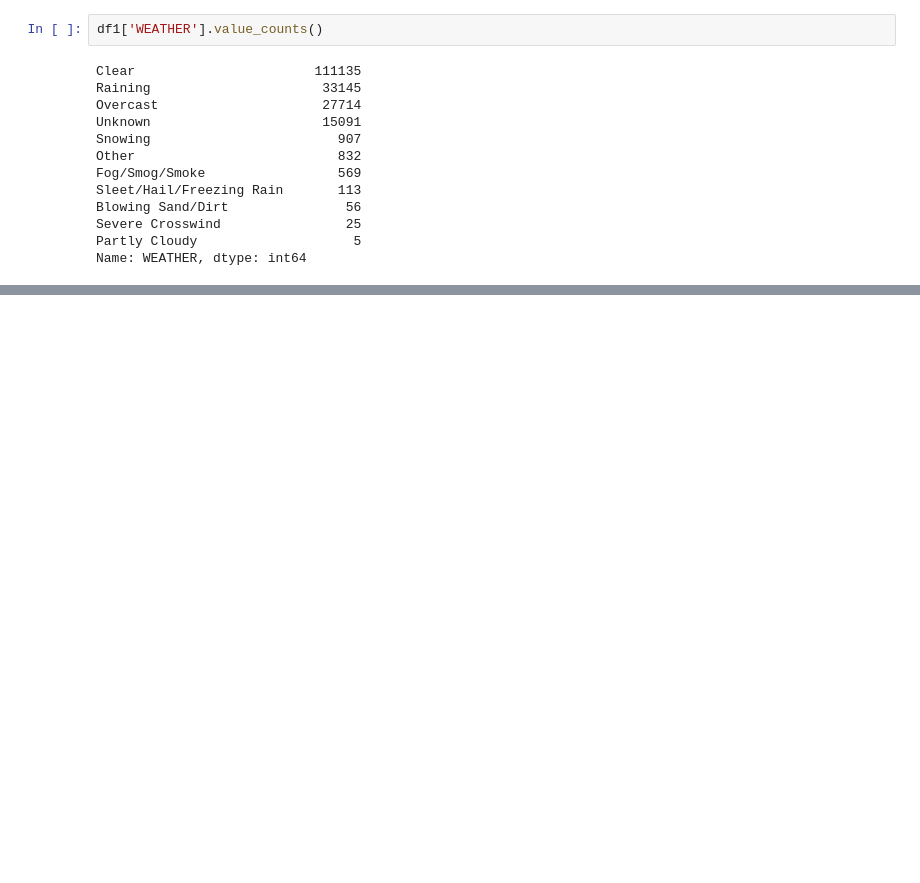
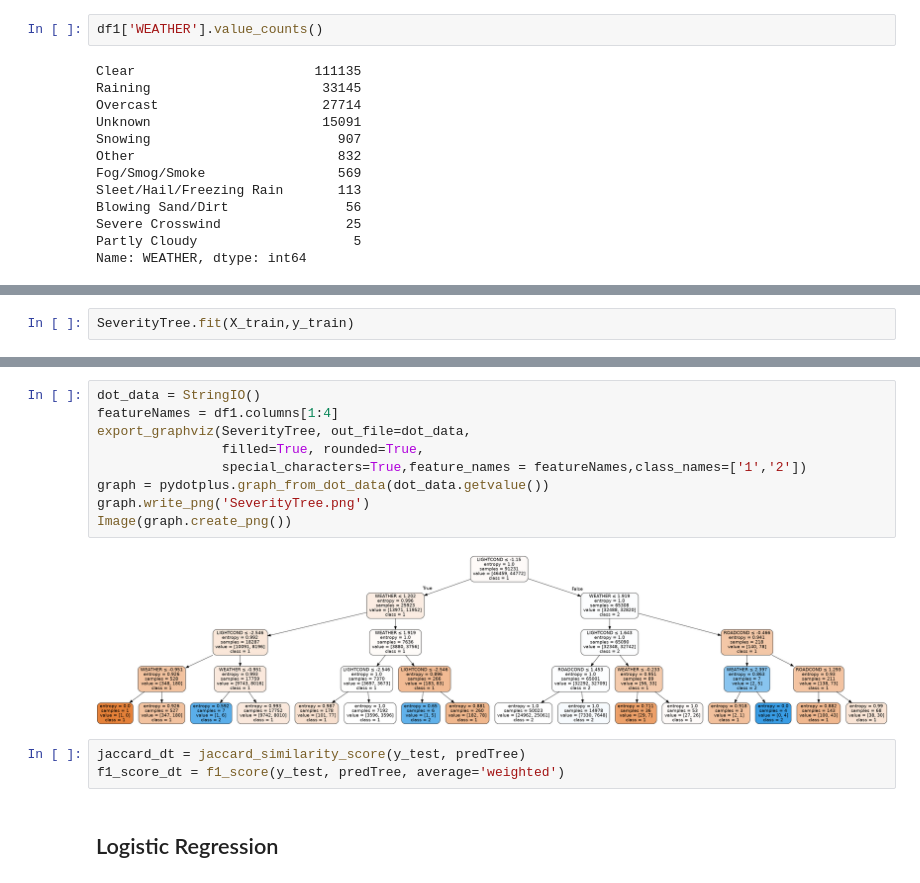
Before and after one commit to BrandonSolares/Coursera_Capstone, a Jupyter notebook: Capstone.ipynb, the cells around one changed output, grey strips where cells are left out. Cells and saved outputs as stored; diff of their text form; blank space fills up the shorter version.

```diff
--- a/Capstone.ipynb
+++ b/Capstone.ipynb
@@ -108,0 +293,2 @@ df1
+# %%
+SeverityTree.fit(X_train,y_train)
@@ -108,0 +346,16 @@ df1
+# %%
+dot_data = StringIO()
+featureNames = df1.columns[1:4]
+export_graphviz(SeverityTree, out_file=dot_data,
+                filled=True, rounded=True,
+                special_characters=True,feature_names = featureNames,class_names=['1','2'])
+graph = pydotplus.graph_from_dot_data(dot_data.getvalue())
+graph.write_png('SeverityTree.png')
+Image(graph.create_png())
+# %% [output]
+[figure, added]
+# %%
+jaccard_dt = jaccard_similarity_score(y_test, predTree)
+f1_score_dt = f1_score(y_test, predTree, average='weighted')
+# %% [markdown]
+## Logistic Regression
```
Also changed, not shown: parts of 40 cells of this notebook.
